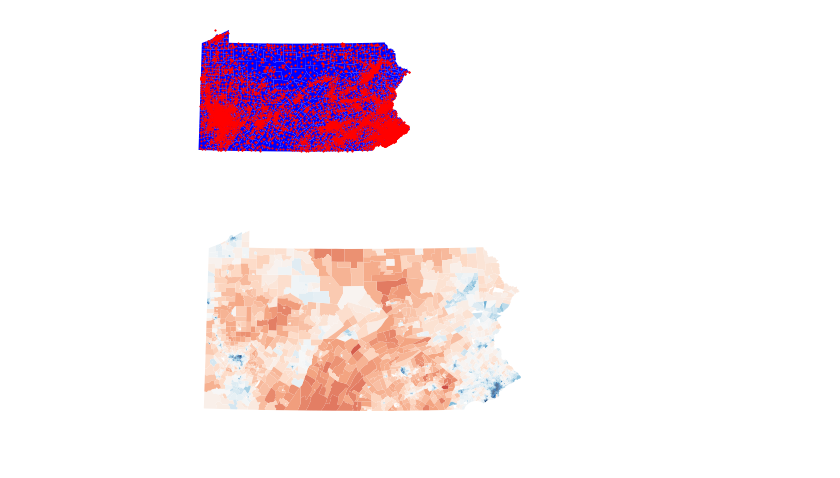
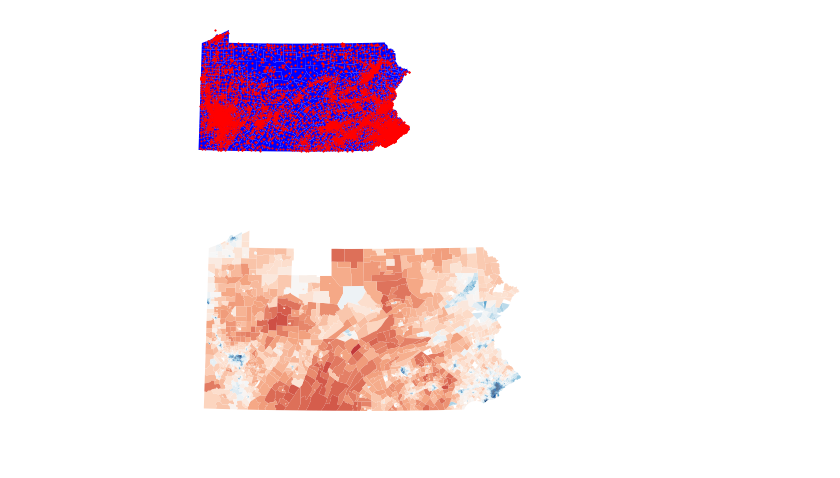
Before and after one commit to JamesSaxon/dist_analysis, a Jupyter notebook: voting/pa_mapping.ipynb, the cells around one changed output. Saved outputs shown, nothing was run; the diff lists cells and outputs as text; code cells hidden in the pictures.

```diff
--- a/voting/pa_mapping.ipynb
+++ b/voting/pa_mapping.ipynb
@@ -142,6 +147,6 @@ ax.set_axis_off()
 tract_votes = merge_tract_number(tr_rn, pr_votes)[["D00", "R00", "D04", "R04", "D08", "R08", "D12", "R12"]]
 tract_votes.to_csv("votes/pa.csv")
 # %%
-map_sanity_check("pa", 2008, epsg)
+map_sanity_check("pa", 2012, epsg)
 # %% [output]
-[figure, old version]
+[figure, new version]
```
Also changed, not shown: parts of 1 cell of this notebook, 11 other files.
